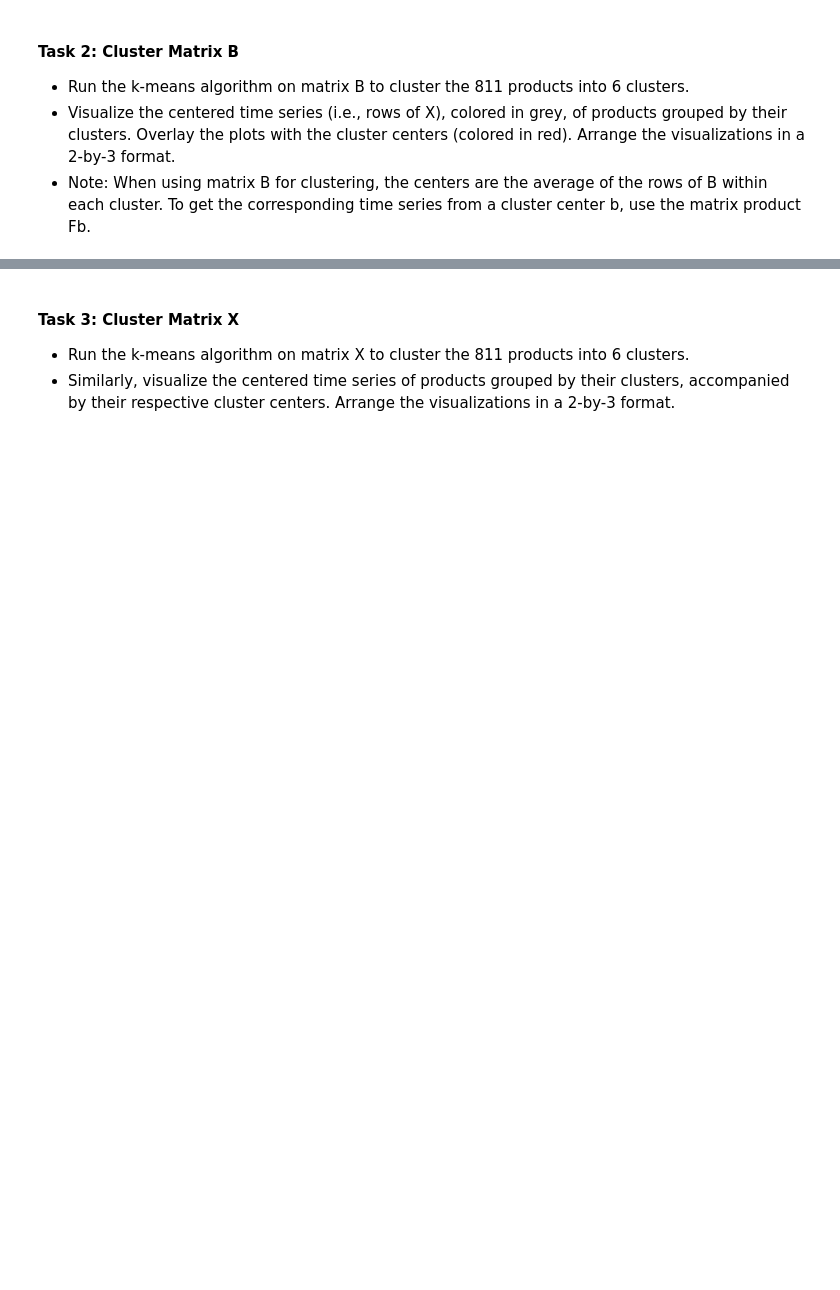
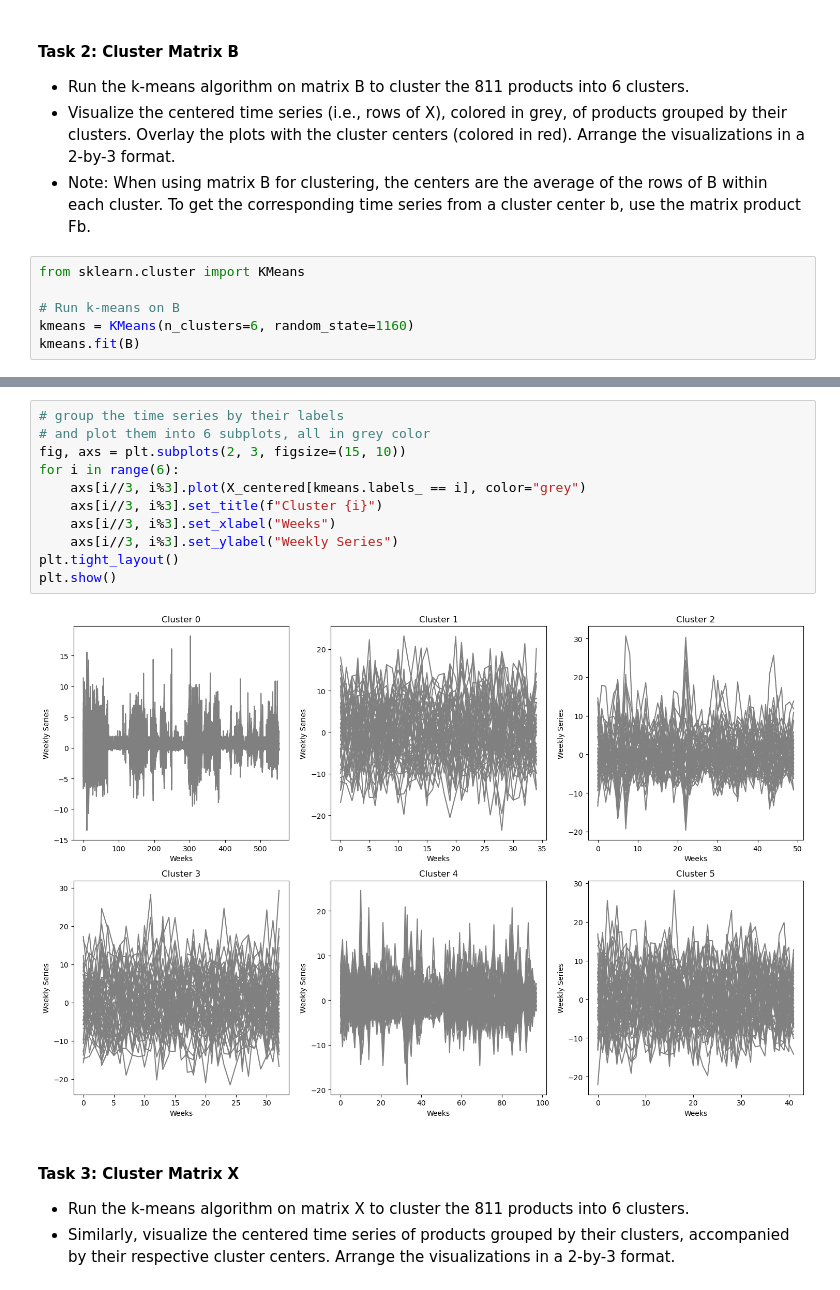
Before and after one commit to lycpaul/cs598-psl, a Jupyter notebook: code3/Assignment_3_1160_ycl7.ipynb, the cells around one changed output, grey strips where cells are left out. Cells and saved outputs as stored; diff of their text form; blank space fills up the shorter version.

```diff
--- a/code3/Assignment_3_1160_ycl7.ipynb
+++ b/code3/Assignment_3_1160_ycl7.ipynb
@@ -430,3 +660,9 @@ Center each time series by removing its mean, and store the resulting data in an
 - Run the k-means algorithm on matrix B to cluster the 811 products into 6 clusters.
 - Visualize the centered time series (i.e., rows of X), colored in grey, of products grouped by their clusters. Overlay the plots with the cluster centers (colored in red). Arrange the visualizations in a 2-by-3 format.
 - Note: When using matrix B for clustering, the centers are the average of the rows of B within each cluster. To get the corresponding time series from a cluster center b, use the matrix product Fb.
+# %%
+from sklearn.cluster import KMeans
+
+# Run k-means on B
+kmeans = KMeans(n_clusters=6, random_state=1160)
+kmeans.fit(B)
@@ -433,3 +695,16 @@ Center each time series by removing its mean, and store the resulting data in an
+# %%
+# group the time series by their labels
+# and plot them into 6 subplots, all in grey color
+fig, axs = plt.subplots(2, 3, figsize=(15, 10))
+for i in range(6):
+    axs[i//3, i%3].plot(X_centered[kmeans.labels_ == i], color="grey")
+    axs[i//3, i%3].set_title(f"Cluster {i}")
+    axs[i//3, i%3].set_xlabel("Weeks")
+    axs[i//3, i%3].set_ylabel("Weekly Series")
+plt.tight_layout()
+plt.show()
+# %% [output]
+[figure, added]
 # %% [markdown]
 #### Task 3: Cluster Matrix X
 - Run the k-means algorithm on matrix X to cluster the 811 products into 6 clusters.
```
Also changed, not shown: parts of 12 cells of this notebook.
